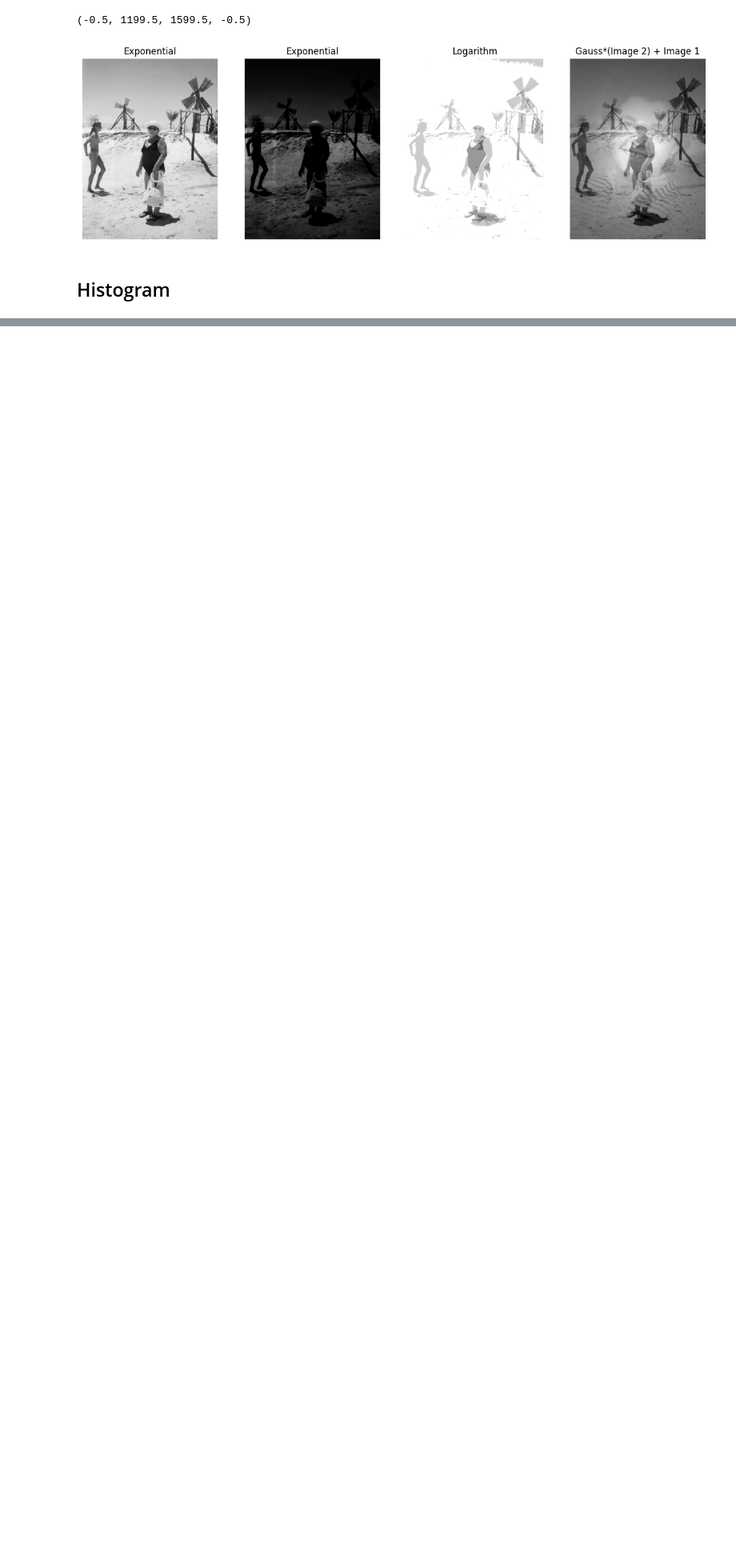
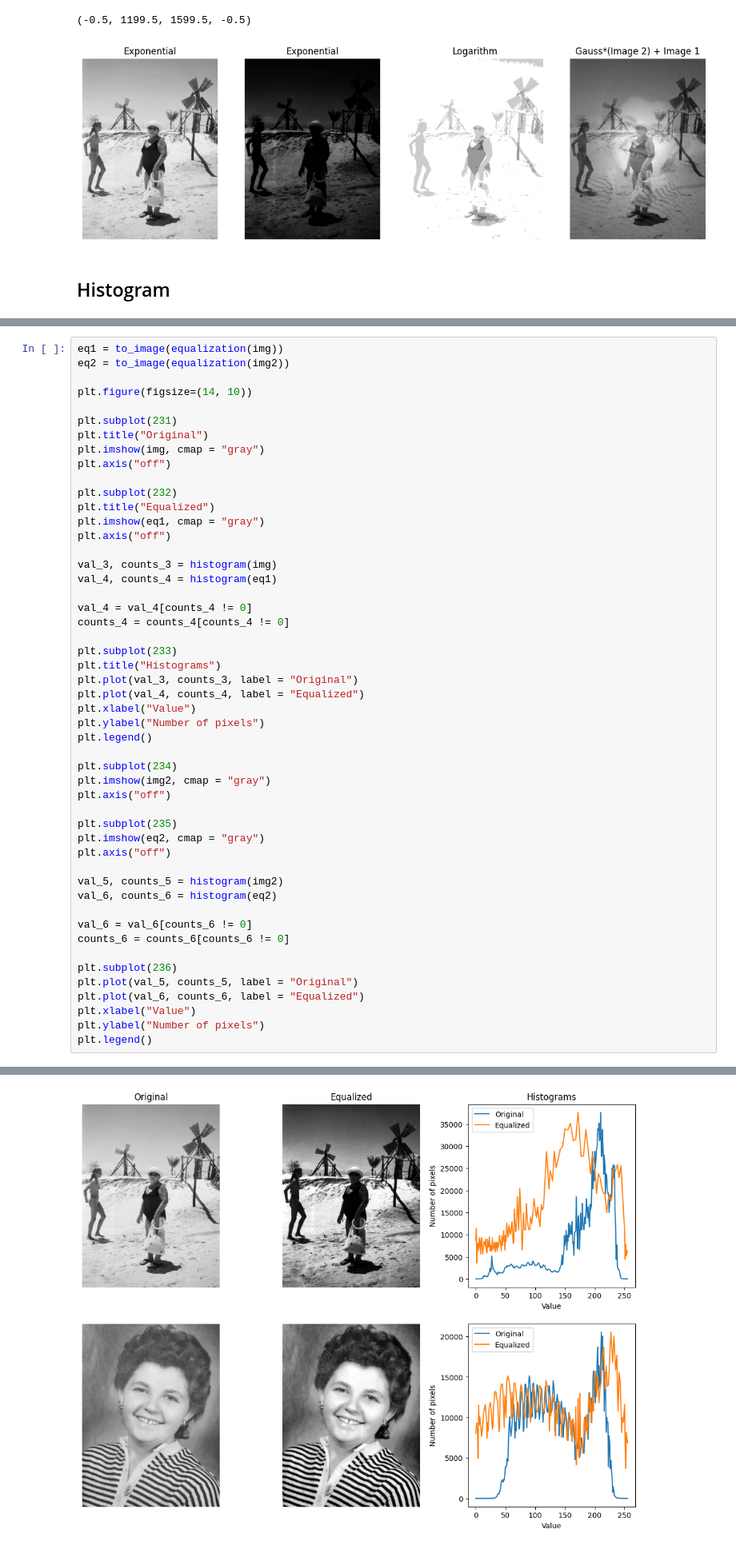
Before and after one commit to JoaoDell/Natural-Artificial-Vision, a Jupyter notebook: examples/basic_operations.ipynb, the cells around one changed output, grey strips where cells are left out. Shown at 80% size. Saved outputs shown, nothing was run; the diff lists cells and outputs as text; blank space fills up the shorter version.

```diff
--- a/examples/basic_operations.ipynb
+++ b/examples/basic_operations.ipynb
@@ -204,0 +276,51 @@ plt.plot(val2, counts2)
+# %%
+eq1 = to_image(equalization(img))
+eq2 = to_image(equalization(img2))
+
+plt.figure(figsize=(14, 10))
+
+plt.subplot(231)
+plt.title("Original")
+plt.imshow(img, cmap = "gray")
+plt.axis("off")
+
+plt.subplot(232)
+plt.title("Equalized")
+plt.imshow(eq1, cmap = "gray")
+plt.axis("off")
+
+val_3, counts_3 = histogram(img)
+val_4, counts_4 = histogram(eq1)
+
+val_4 = val_4[counts_4 != 0]
+counts_4 = counts_4[counts_4 != 0]
+
+plt.subplot(233)
+plt.title("Histograms")
+plt.plot(val_3, counts_3, label = "Original")
+plt.plot(val_4, counts_4, label = "Equalized")
+plt.xlabel("Value")
+plt.ylabel("Number of pixels")
+plt.legend()
+
+plt.subplot(234)
+plt.imshow(img2, cmap = "gray")
+plt.axis("off")
+
+plt.subplot(235)
+plt.imshow(eq2, cmap = "gray")
+plt.axis("off")
+
+val_5, counts_5 = histogram(img2)
+val_6, counts_6 = histogram(eq2)
+
+val_6 = val_6[counts_6 != 0]
+counts_6 = counts_6[counts_6 != 0]
+
+plt.subplot(236)
+plt.plot(val_5, counts_5, label = "Original")
+plt.plot(val_6, counts_6, label = "Equalized")
+plt.xlabel("Value")
+plt.ylabel("Number of pixels")
+plt.legend()
+# %% [output]
@@ -204,0 +328 @@ plt.plot(val2, counts2)
+[figure, added]
```
Also changed, not shown: parts of 7 cells of this notebook.
